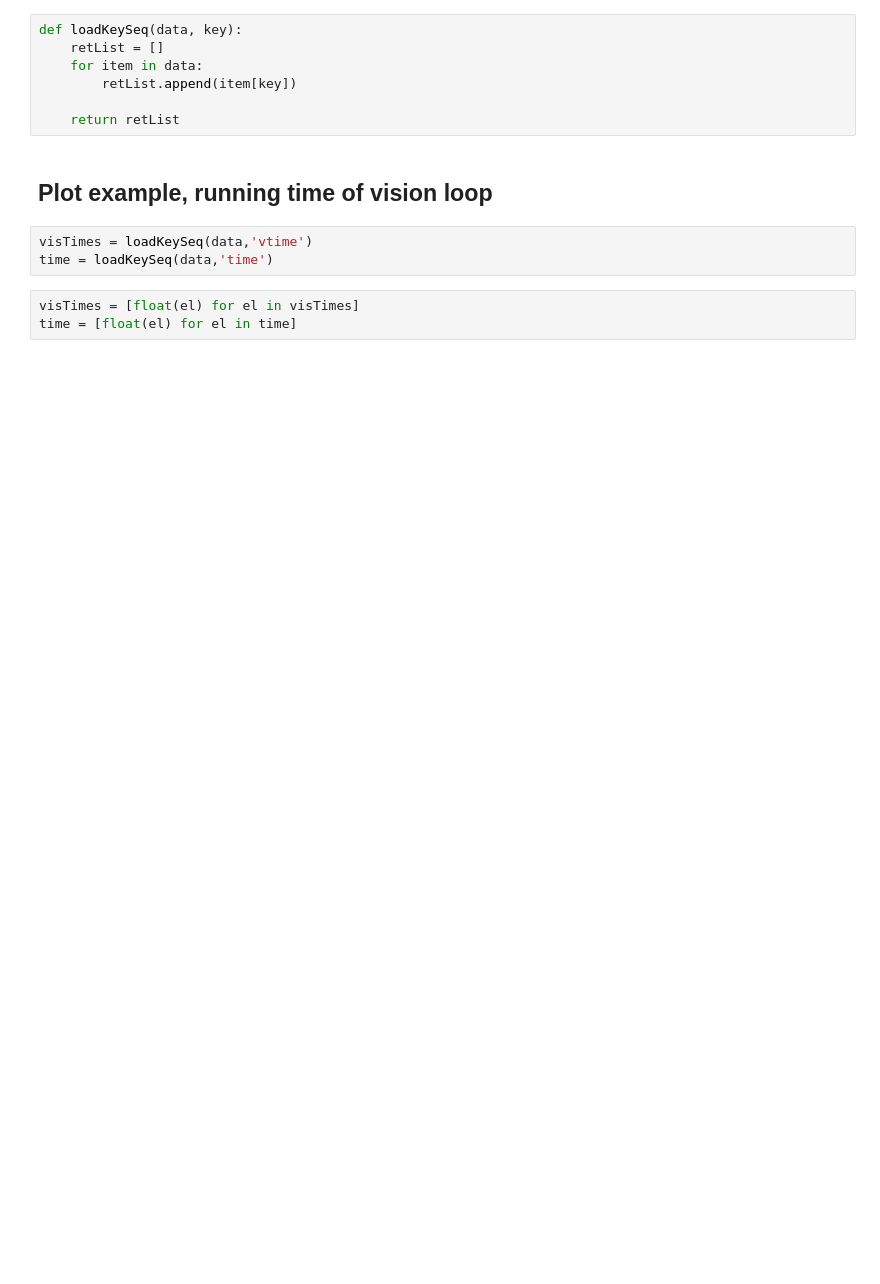
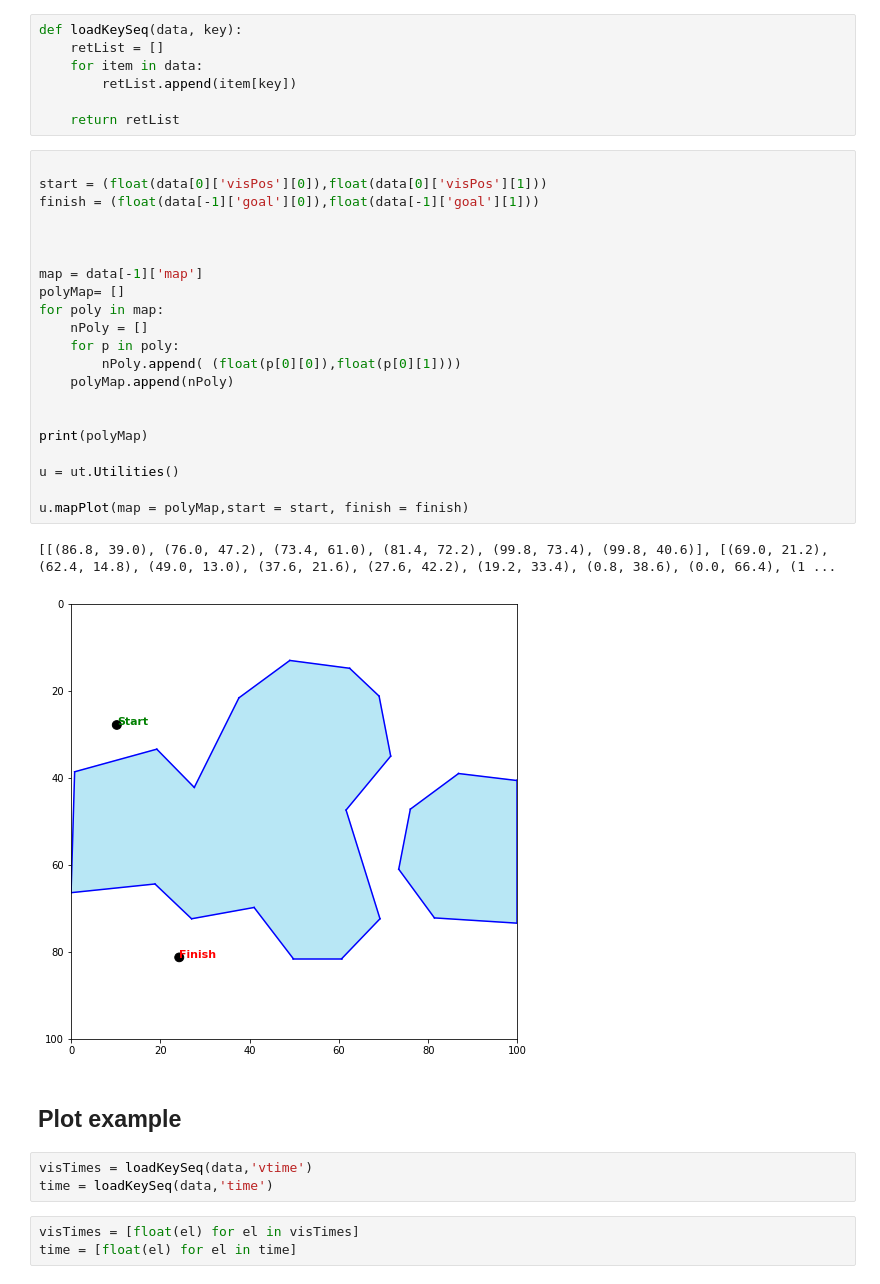
Before and after one commit to Fllask/Mobile_Robotics, a Jupyter notebook: Functions/DataAnalysis.ipynb, the cells around one changed output. Cells and saved outputs as stored; diff of their text form; blank space fills up the shorter version.

```diff
--- a/Functions/DataAnalysis.ipynb
+++ b/Functions/DataAnalysis.ipynb
@@ -19,8 +21,32 @@ def loadKeySeq(data, key):
         retList.append(item[key])
 
     return retList
+# %%
+
+start = (float(data[0]['visPos'][0]),float(data[0]['visPos'][1]))
+finish = (float(data[-1]['goal'][0]),float(data[-1]['goal'][1]))
+
+
+
+map = data[-1]['map']
+polyMap= []
+for poly in map:
+    nPoly = []
+    for p in poly:
+        nPoly.append( (float(p[0][0]),float(p[0][1])))
+    polyMap.append(nPoly)
+
+
+print(polyMap)
+
+u = ut.Utilities()
+
+u.mapPlot(map = polyMap,start = start, finish = finish)
+# %% [output]
+[[(86.8, 39.0), (76.0, 47.2), (73.4, 61.0), (81.4, 72.2), (99.8, 73.4), (99.8, 40.6)], [(69.0, 21.2), (62.4, 14.8), (49.0, 13.0), (37.6, 21.6), (27.6, 42.2), (19.2, 33.4), (0.8, 38.6), (0.0, 66.4), (1 ...
+[figure, added]
 # %% [markdown]
-## Plot example, running time of vision loop
+## Plot example
 # %%
 visTimes = loadKeySeq(data,'vtime')
 time = loadKeySeq(data,'time')
```
Also changed, not shown: parts of 10 cells of this notebook, 5 other files.
